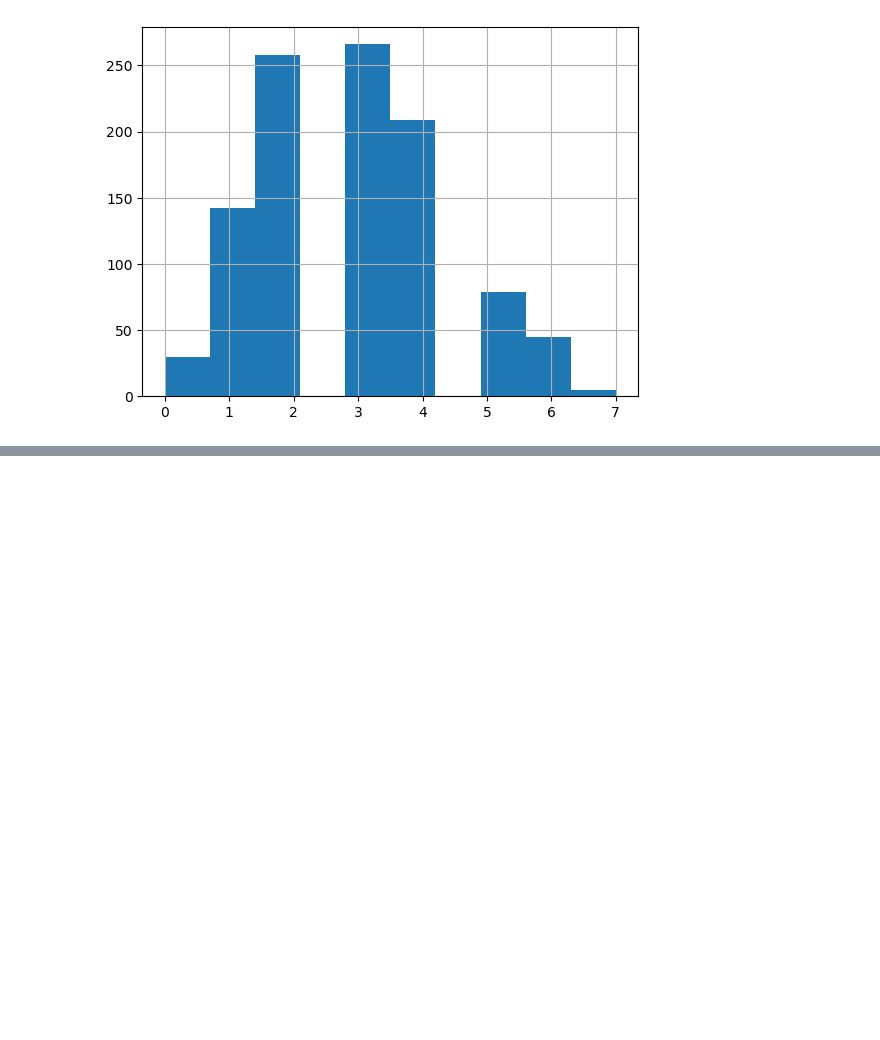
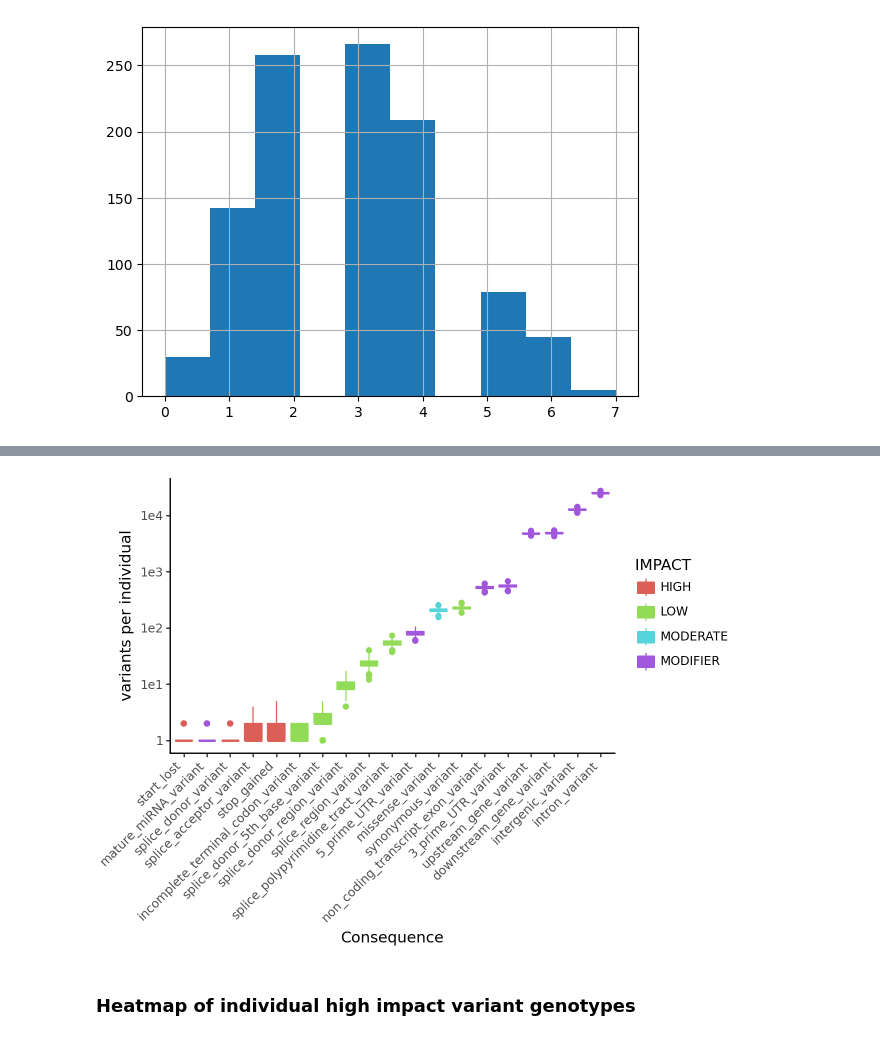
Before and after one commit to theislab/cellink, a Jupyter notebook: docs/notebooks/explore_annotations.ipynb, the cells around one changed output, grey strips where cells are left out. Cells and saved outputs as stored; diff of their text form; code cells hidden in the pictures; blank space fills up the shorter version.

```diff
--- a/docs/notebooks/explore_annotations.ipynb
+++ b/docs/notebooks/explore_annotations.ipynb
@@ -198,0 +223,19 @@ high_impact_count.hist()
+# %%
+res_list = []
+for col in c_cols:
+    res = pd.Series(gdata[:, gdata.var_names.isin(anno[anno[col] == 1].index)].X.sum(axis = 1),
+             name = col)
+    res_list.append(res)
+c_counts = pd.concat(res_list, axis = 1)
+c_counts = c_counts.melt(value_name = "variants per individual", var_name = "Consequence")
+
+c_counts = c_counts.merge(anno_impact)
+
+c_counts["Consequence"] = c_counts["Consequence"].str.replace("Consequence_", "")
+
+median_values = c_counts.groupby('Consequence')['variants per individual'].median().sort_values()
+
+c_counts['Consequence'] = pd.Categorical(c_counts['Consequence'],
+                                     categories=median_values.index, ordered=True)
+
+c_counts
@@ -198,0 +258,10 @@ high_impact_count.hist()
+# %%
+plot = (
+    ggplot(c_counts, aes(x='Consequence', y='variants per individual'))  # Specify the x and y variables
+    + geom_boxplot(aes(fill = "IMPACT", color = "IMPACT"))  # Add the boxplot layer
+    + theme_classic()  # Optional: use a clean theme
+    + scale_y_log10()
+    + theme(axis_text_x = element_text(angle = 45, hjust = 1, vjust = 1))
+)
+plot
+# %% [output]
@@ -198,0 +269,3 @@ high_impact_count.hist()
+[figure, added]
+# %% [markdown]
+### Heatmap of individual high impact variant genotypes
```
Also changed, not shown: parts of 26 cells of this notebook, 1 other file.
